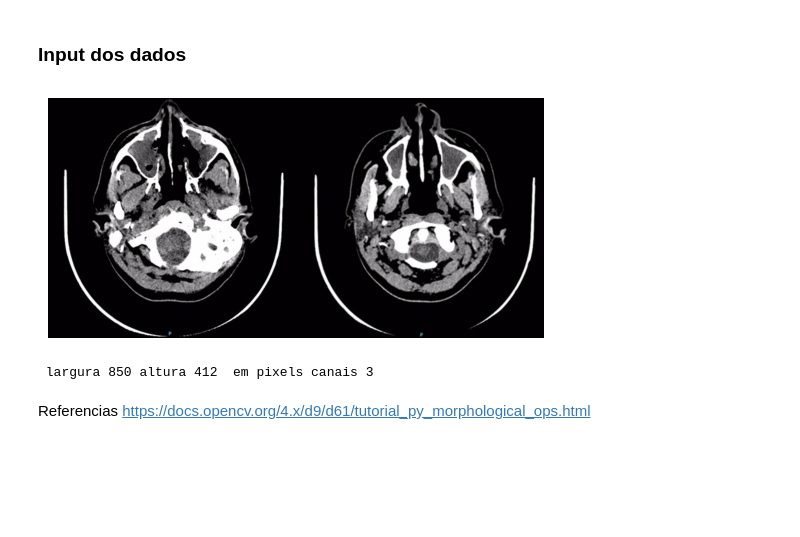
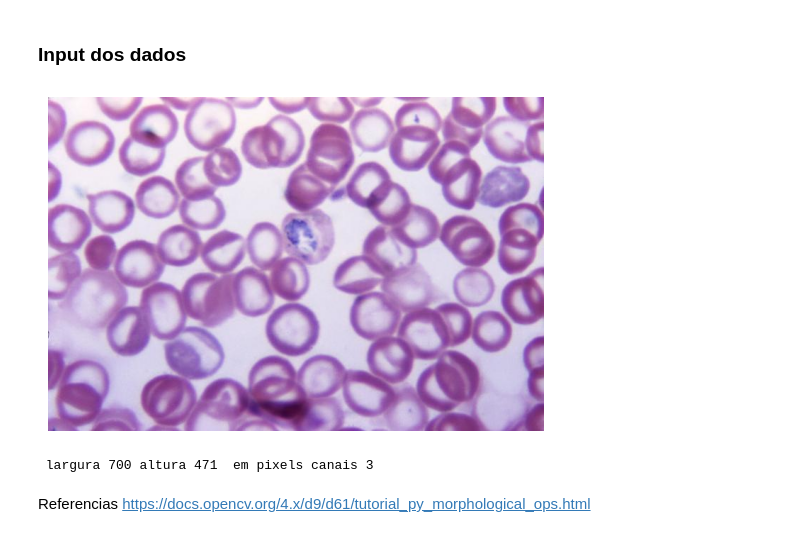
Before and after one commit to EdCarlos-dev/tratamentodeimagens, a Jupyter notebook: app/filtros_imagem.ipynb, the cells around one changed output. Saved outputs shown, nothing was run; the diff lists cells and outputs as text; code cells hidden in the pictures; blank space fills up the shorter version.

```diff
--- a/app/filtros_imagem.ipynb
+++ b/app/filtros_imagem.ipynb
@@ -297,20 +297,20 @@ def process_darkhat_image(image_threshold,k):
 ### Input dos dados
 # %%
 
-imagem_placa = cv2.imread('axial.jpg')
+imagem_placa = cv2.imread('cell.jpg')
 imagem_placa = cv2.cvtColor(imagem_placa,cv2.COLOR_BGR2RGB)
 plt.imshow(imagem_placa)
 plt.axis('off')
 plt.show()
 
 input = imagem_placa
 linhas = len(input)
 colunas = len(input[0])
 cor = len(input[0][0])
 print(' largura {} altura {}  em pixels canais {} ' . format(colunas, linhas, cor))
 # %% [output]
-[figure, old version]
+[figure, new version]
- largura 850 altura 412  em pixels canais 3
+ largura 700 altura 471  em pixels canais 3
 # %% [markdown]
 Referencias
 https://docs.opencv.org/4.x/d9/d61/tutorial_py_morphological_ops.html
```
Also changed, not shown: parts of 12 cells of this notebook.
